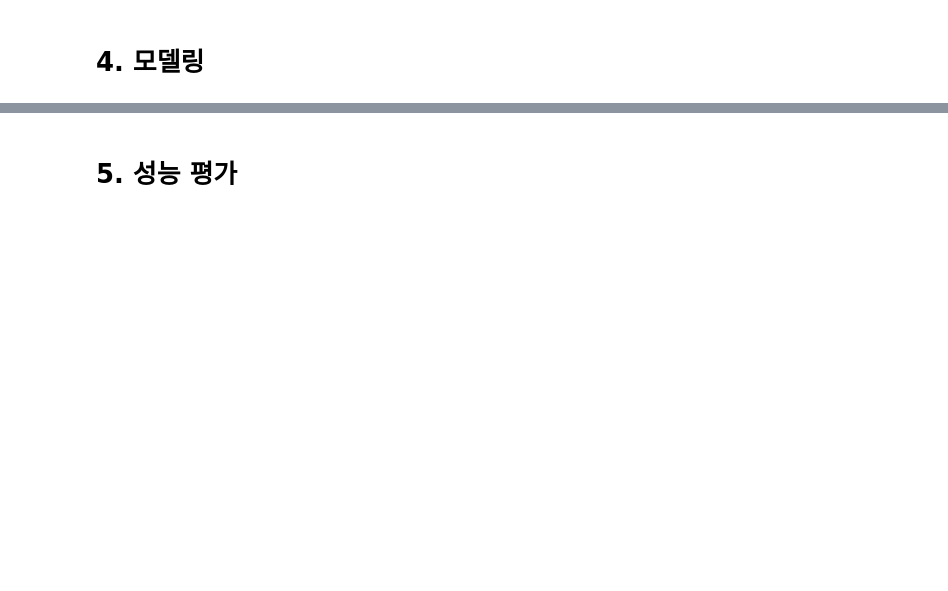
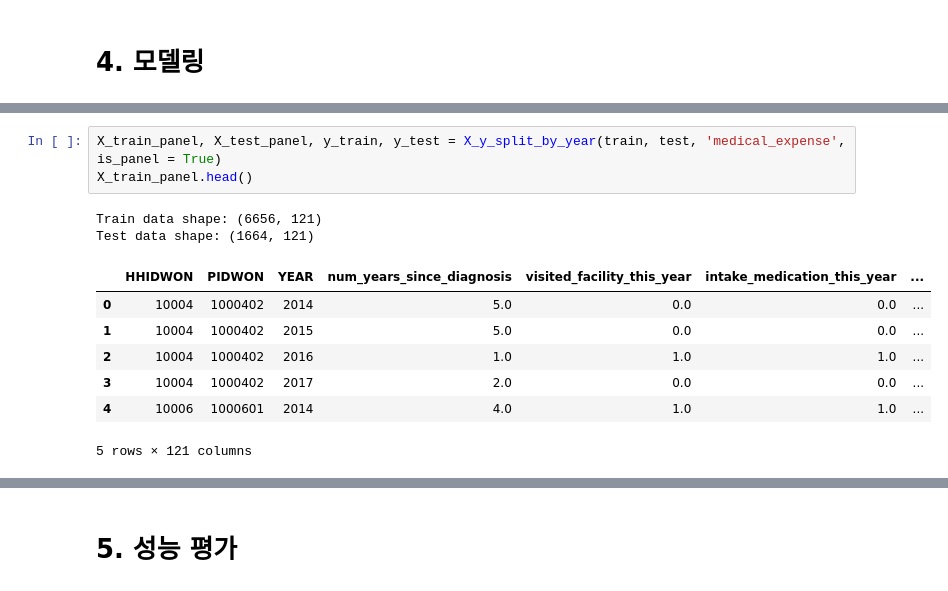
Before and after one commit to hyun-ko-DS/MedExpensePrediction, a Jupyter notebook: main.ipynb, the cells around one changed output, grey strips where cells are left out. Drawn from its saved outputs; the diff is of its cells as text; blank space fills up the shorter version.

```diff
--- a/main.ipynb
+++ b/main.ipynb
@@ -1506,0 +1604,13 @@ nominal_results
+# %%
+X_train_panel, X_test_panel, y_train, y_test = X_y_split_by_year(train, test, 'medical_expense', is_panel = True)
+X_train_panel.head()
+# %% [output]
+Train data shape: (6656, 121)
+Test data shape: (1664, 121)
+|  | HHIDWON | PIDWON | YEAR | num_years_since_diagnosis | visited_facility_this_year | intake_medication_this_year | ... |
+| 0 | 10004 | 1000402 | 2014 | 5.0 | 0.0 | 0.0 | ... |
+| 1 | 10004 | 1000402 | 2015 | 5.0 | 0.0 | 0.0 | ... |
+| 2 | 10004 | 1000402 | 2016 | 1.0 | 1.0 | 1.0 | ... |
+| 3 | 10004 | 1000402 | 2017 | 2.0 | 0.0 | 0.0 | ... |
+| 4 | 10006 | 1000601 | 2014 | 4.0 | 1.0 | 1.0 | ... |
+5 rows × 121 columns
```
Also changed, not shown: parts of 46 cells of this notebook, 9 other files.
